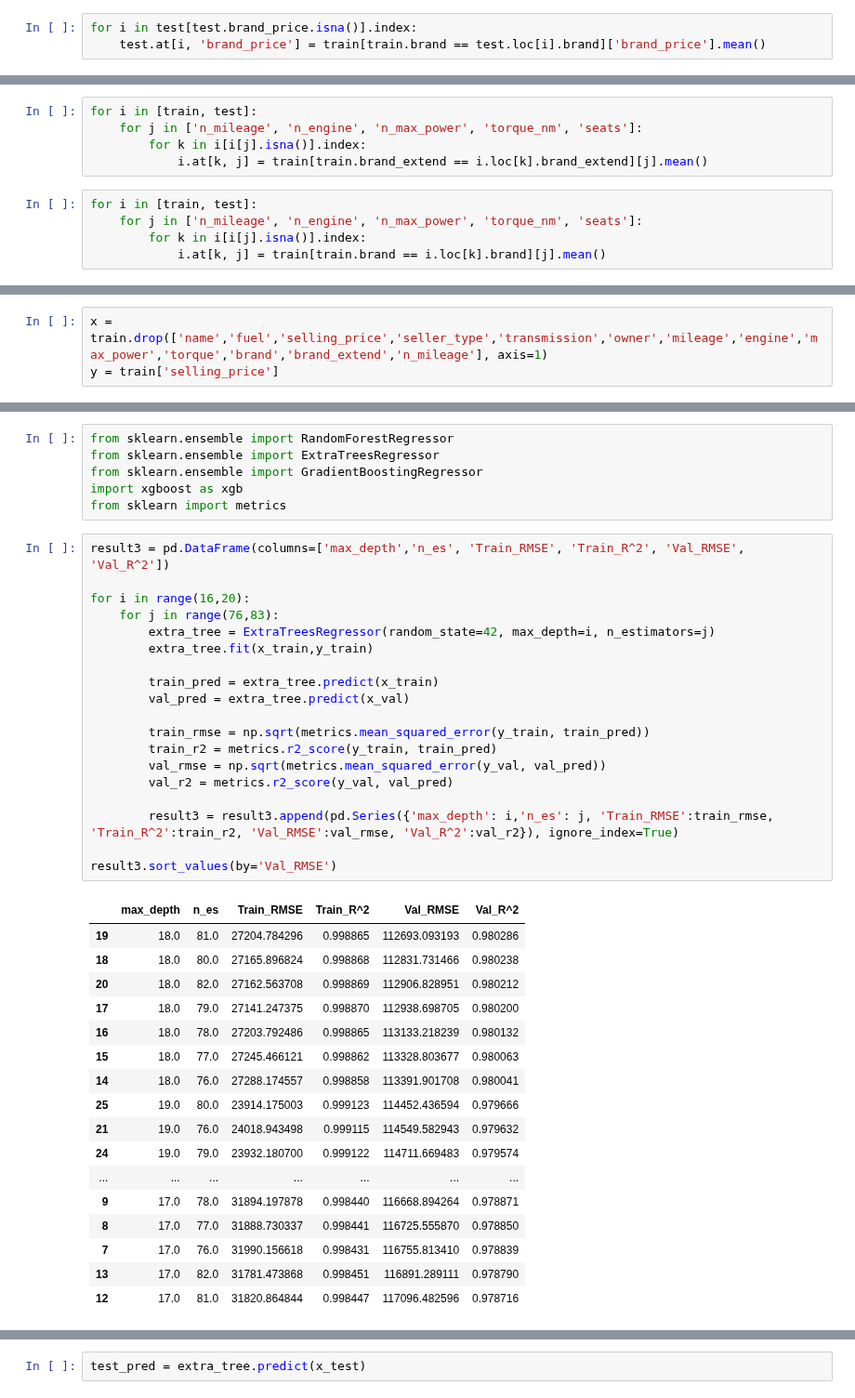
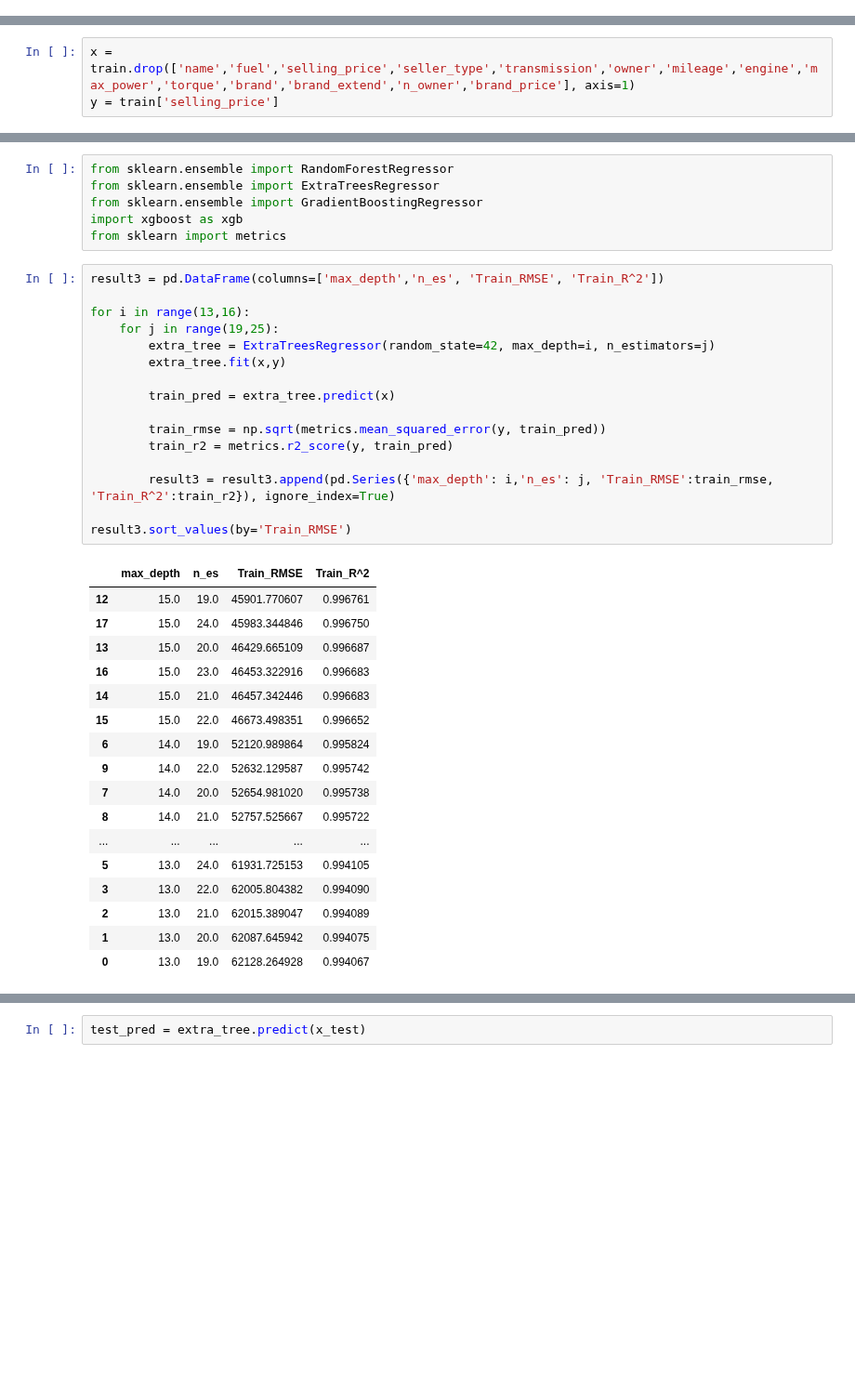
Before and after one commit to khoa2181/DataPreparation, a Jupyter notebook: Tran Minh Khoa_Final Data Preparation.ipynb, the cells around one changed output, grey strips where cells are left out. Shown at 93% size. Drawn from its saved outputs; the diff is of its cells as text; blank space fills up the shorter version.

Commit message:
score: 132268.88017

```diff
--- a/Tran Minh Khoa_Final Data Preparation.ipynb
+++ b/Tran Minh Khoa_Final Data Preparation.ipynb
@@ -73,5 +68,2 @@ for i in [test]:
-# %%
-for i in test[test.brand_price.isna()].index:
-    test.at[i, 'brand_price'] = train[train.brand == test.loc[i].brand]['brand_price'].mean()
 # %%
 #train = train[train['selling_price'] < 9000000]
@@ -83,10 +69,0 @@ for i in [train, test]:
-# %%
-for i in [train, test]:
-    for j in ['n_mileage', 'n_engine', 'n_max_power', 'torque_nm', 'seats']:
-        for k in i[i[j].isna()].index:
-            i.at[k, j] = train[train.brand_extend == i.loc[k].brand_extend][j].mean()
-# %%
-for i in [train, test]:
-    for j in ['n_mileage', 'n_engine', 'n_max_power', 'torque_nm', 'seats']:
-        for k in i[i[j].isna()].index:
-            i.at[k, j] = train[train.brand == i.loc[k].brand][j].mean()
@@ -242,7 +219,7 @@ test
 | 2127 | 2128 | Maruti Swift VXI | 2012 | 24300 | Petrol | Dealer | Manual | First Owner | 21.21 kmpl | 1197 CC | ... |
 2128 rows × 27 columns
 # %%
-x = train.drop(['name','fuel','selling_price','seller_type','transmission','owner','mileage','engine','max_power','torque','brand','brand_extend','n_mileage'], axis=1)
+x = train.drop(['name','fuel','selling_price','seller_type','transmission','owner','mileage','engine','max_power','torque','brand','brand_extend','n_owner','brand_price'], axis=1)
 y = train['selling_price']
 # %%
 x
@@ -288,40 +262,37 @@ from sklearn.ensemble import GradientBoostingRegressor
 import xgboost as xgb
 from sklearn import metrics
 # %%
-result3 = pd.DataFrame(columns=['max_depth','n_es', 'Train_RMSE', 'Train_R^2', 'Val_RMSE', 'Val_R^2'])
+result3 = pd.DataFrame(columns=['max_depth','n_es', 'Train_RMSE', 'Train_R^2'])
 
-for i in range(16,20):
-    for j in range(76,83):
+for i in range(13,16):
+    for j in range(19,25):
         extra_tree = ExtraTreesRegressor(random_state=42, max_depth=i, n_estimators=j)
-        extra_tree.fit(x_train,y_train)
+        extra_tree.fit(x,y)
 
-        train_pred = extra_tree.predict(x_train)
-        val_pred = extra_tree.predict(x_val)
+        train_pred = extra_tree.predict(x)
 
-        train_rmse = np.sqrt(metrics.mean_squared_error(y_train, train_pred))
-        train_r2 = metrics.r2_score(y_train, train_pred)
-        val_rmse = np.sqrt(metrics.mean_squared_error(y_val, val_pred))
-        val_r2 = metrics.r2_score(y_val, val_pred)
+        train_rmse = np.sqrt(metrics.mean_squared_error(y, train_pred))
+        train_r2 = metrics.r2_score(y, train_pred)
 
-        result3 = result3.append(pd.Series({'max_depth': i,'n_es': j, 'Train_RMSE':train_rmse, 'Train_R^2':train_r2, 'Val_RMSE':val_rmse, 'Val_R^2':val_r2}), ignore_index=True)
+        result3 = result3.append(pd.Series({'max_depth': i,'n_es': j, 'Train_RMSE':train_rmse, 'Train_R^2':train_r2}), ignore_index=True)
 
-result3.sort_values(by='Val_RMSE')
+result3.sort_values(by='Train_RMSE')
 # %% [output]
-|  | max_depth | n_es | Train_RMSE | Train_R^2 | Val_RMSE | Val_R^2 |
-| 19 | 18.0 | 81.0 | 27204.784296 | 0.998865 | 112693.093193 | 0.980286 |
-| 18 | 18.0 | 80.0 | 27165.896824 | 0.998868 | 112831.731466 | 0.980238 |
-| 20 | 18.0 | 82.0 | 27162.563708 | 0.998869 | 112906.828951 | 0.980212 |
-| 17 | 18.0 | 79.0 | 27141.247375 | 0.998870 | 112938.698705 | 0.980200 |
-| 16 | 18.0 | 78.0 | 27203.792486 | 0.998865 | 113133.218239 | 0.980132 |
-| 15 | 18.0 | 77.0 | 27245.466121 | 0.998862 | 113328.803677 | 0.980063 |
-| 14 | 18.0 | 76.0 | 27288.174557 | 0.998858 | 113391.901708 | 0.980041 |
-| 25 | 19.0 | 80.0 | 23914.175003 | 0.999123 | 114452.436594 | 0.979666 |
-| 21 | 19.0 | 76.0 | 24018.943498 | 0.999115 | 114549.582943 | 0.979632 |
-| 24 | 19.0 | 79.0 | 23932.180700 | 0.999122 | 114711.669483 | 0.979574 |
-| ... | ... | ... | ... | ... | ... | ... |
-| 9 | 17.0 | 78.0 | 31894.197878 | 0.998440 | 116668.894264 | 0.978871 |
-| 8 | 17.0 | 77.0 | 31888.730337 | 0.998441 | 116725.555870 | 0.978850 |
-| 7 | 17.0 | 76.0 | 31990.156618 | 0.998431 | 116755.813410 | 0.978839 |
-| 13 | 17.0 | 82.0 | 31781.473868 | 0.998451 | 116891.289111 | 0.978790 |
-| 12 | 17.0 | 81.0 | 31820.864844 | 0.998447 | 117096.482596 | 0.978716 |
+|  | max_depth | n_es | Train_RMSE | Train_R^2 |
+| 12 | 15.0 | 19.0 | 45901.770607 | 0.996761 |
+| 17 | 15.0 | 24.0 | 45983.344846 | 0.996750 |
+| 13 | 15.0 | 20.0 | 46429.665109 | 0.996687 |
+| 16 | 15.0 | 23.0 | 46453.322916 | 0.996683 |
+| 14 | 15.0 | 21.0 | 46457.342446 | 0.996683 |
+| 15 | 15.0 | 22.0 | 46673.498351 | 0.996652 |
+| 6 | 14.0 | 19.0 | 52120.989864 | 0.995824 |
+| 9 | 14.0 | 22.0 | 52632.129587 | 0.995742 |
+| 7 | 14.0 | 20.0 | 52654.981020 | 0.995738 |
+| 8 | 14.0 | 21.0 | 52757.525667 | 0.995722 |
+| ... | ... | ... | ... | ... |
+| 5 | 13.0 | 24.0 | 61931.725153 | 0.994105 |
+| 3 | 13.0 | 22.0 | 62005.804382 | 0.994090 |
+| 2 | 13.0 | 21.0 | 62015.389047 | 0.994089 |
+| 1 | 13.0 | 20.0 | 62087.645942 | 0.994075 |
+| 0 | 13.0 | 19.0 | 62128.264928 | 0.994067 |
 # %%
```
Also changed, not shown: parts of 15 cells of this notebook.
